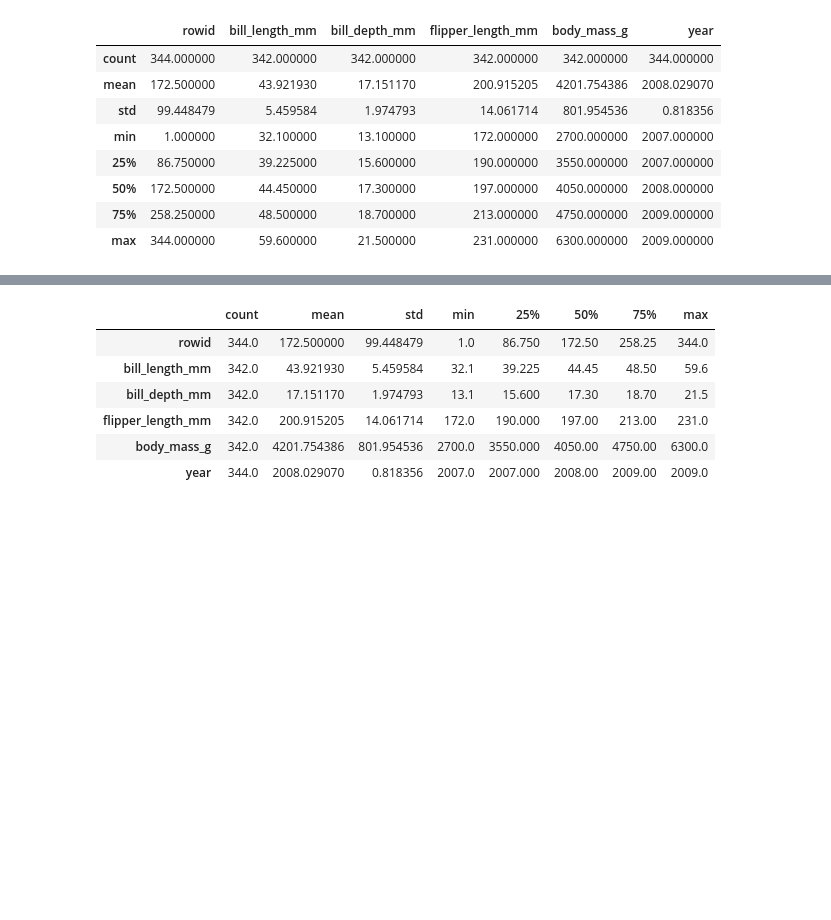
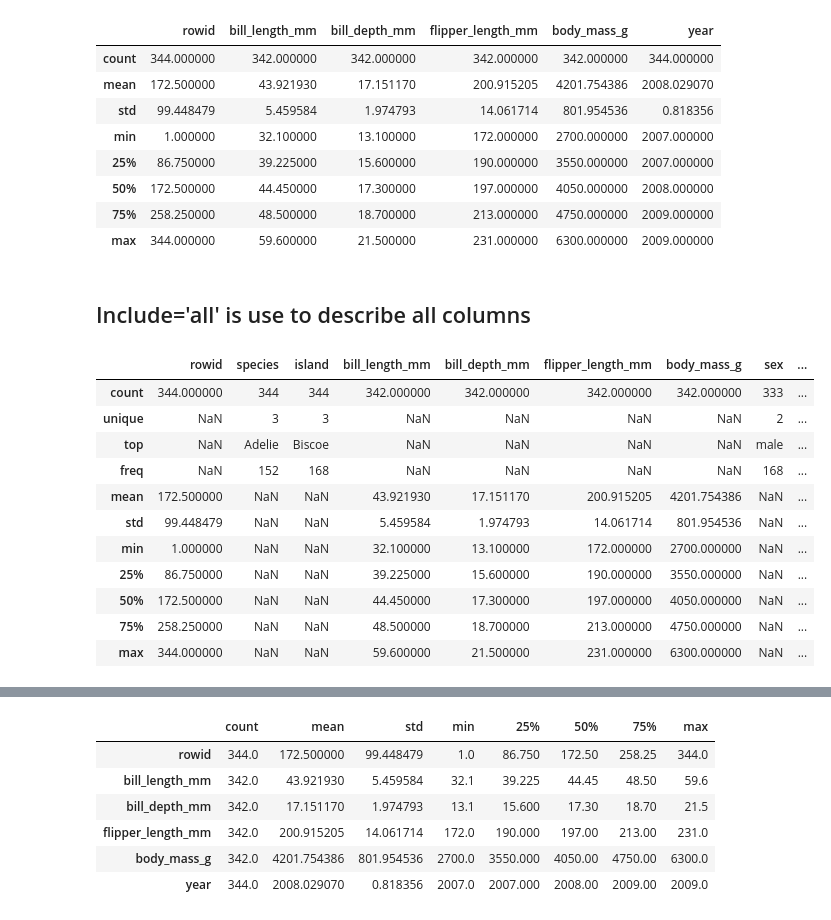
Before and after one commit to jodel148/ELEC303-DA_Labios, a Jupyter notebook: Data_Analytics_Penguins.ipynb, the cells around one changed output, grey strips where cells are left out. Drawn from its saved outputs; the diff is of its cells as text; code cells hidden in the pictures; blank space fills up the shorter version.

```diff
--- a/Data_Analytics_Penguins.ipynb
+++ b/Data_Analytics_Penguins.ipynb
@@ -32,3 +34,20 @@ penguins.describe()
 | 50% | 172.500000 | 44.450000 | 17.300000 | 197.000000 | 4050.000000 | 2008.000000 |
 | 75% | 258.250000 | 48.500000 | 18.700000 | 213.000000 | 4750.000000 | 2009.000000 |
 | max | 344.000000 | 59.600000 | 21.500000 | 231.000000 | 6300.000000 | 2009.000000 |
+# %% [markdown]
+<h2>Include='all' is use to describe all columns</h2>
+# %%
+penguins.describe(include='all')
+# %% [output]
+|  | rowid | species | island | bill_length_mm | bill_depth_mm | flipper_length_mm | body_mass_g | sex | ... |
+| count | 344.000000 | 344 | 344 | 342.000000 | 342.000000 | 342.000000 | 342.000000 | 333 | ... |
+| unique | NaN | 3 | 3 | NaN | NaN | NaN | NaN | 2 | ... |
+| top | NaN | Adelie | Biscoe | NaN | NaN | NaN | NaN | male | ... |
+| freq | NaN | 152 | 168 | NaN | NaN | NaN | NaN | 168 | ... |
+| mean | 172.500000 | NaN | NaN | 43.921930 | 17.151170 | 200.915205 | 4201.754386 | NaN | ... |
+| std | 99.448479 | NaN | NaN | 5.459584 | 1.974793 | 14.061714 | 801.954536 | NaN | ... |
+| min | 1.000000 | NaN | NaN | 32.100000 | 13.100000 | 172.000000 | 2700.000000 | NaN | ... |
+| 25% | 86.750000 | NaN | NaN | 39.225000 | 15.600000 | 190.000000 | 3550.000000 | NaN | ... |
+| 50% | 172.500000 | NaN | NaN | 44.450000 | 17.300000 | 197.000000 | 4050.000000 | NaN | ... |
+| 75% | 258.250000 | NaN | NaN | 48.500000 | 18.700000 | 213.000000 | 4750.000000 | NaN | ... |
+| max | 344.000000 | NaN | NaN | 59.600000 | 21.500000 | 231.000000 | 6300.000000 | NaN | ... |
```
Also changed, not shown: parts of 42 cells of this notebook.
